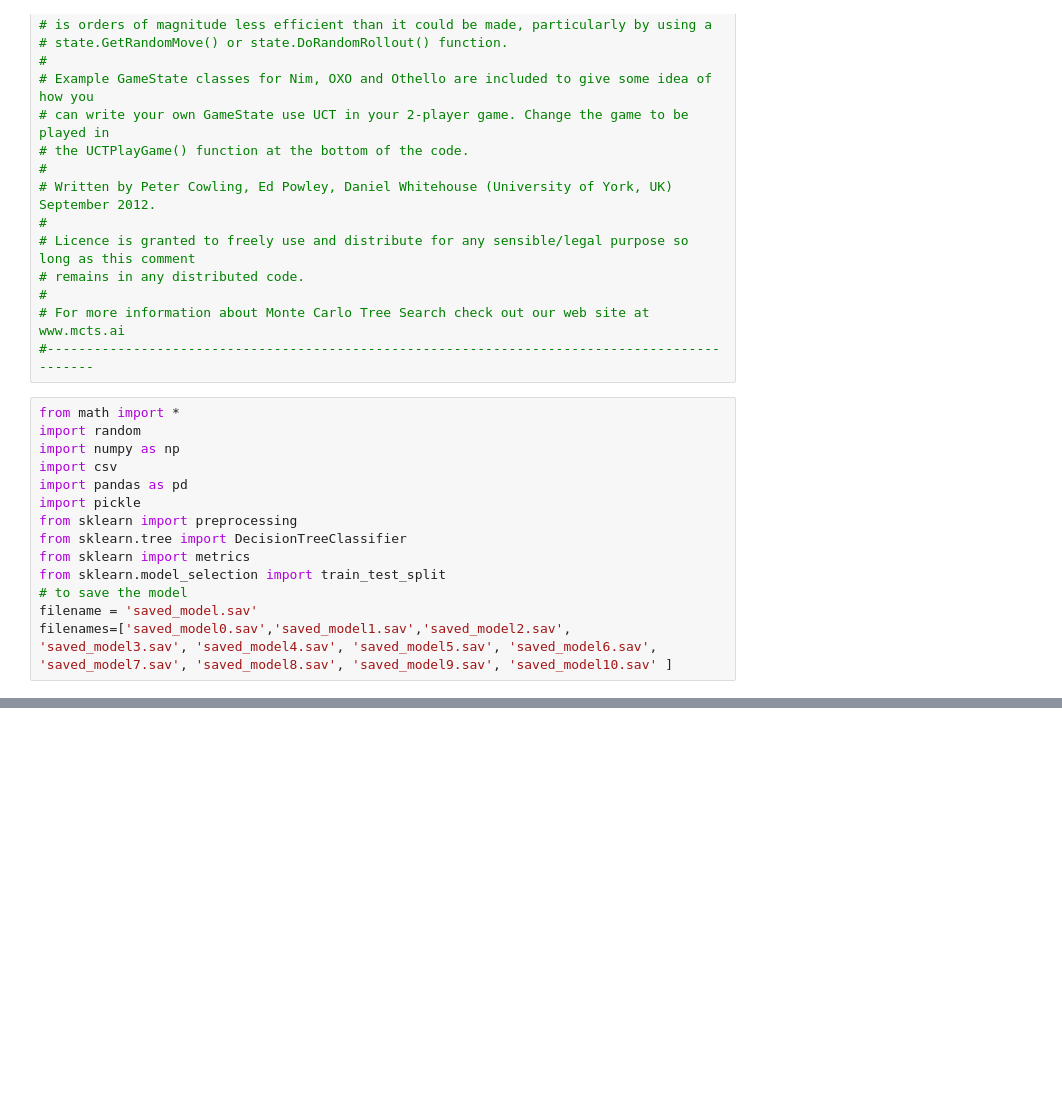
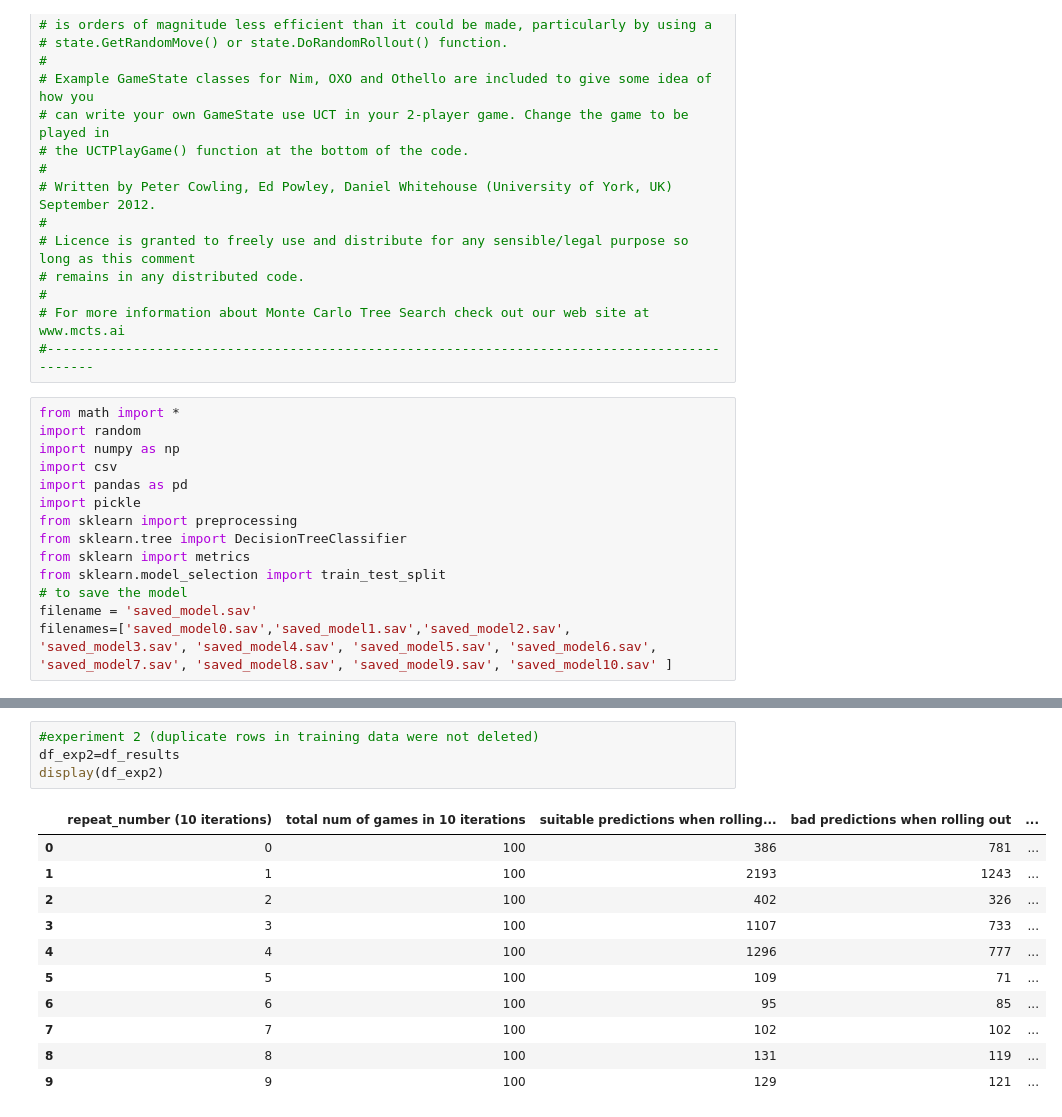
Before and after one commit to oxanaRC/CE888, a Jupyter notebook: Project3/my_project_code.ipynb, the cells around one changed output, grey strips where cells are left out. Cells and saved outputs as stored; diff of their text form; blank space fills up the shorter version.

```diff
--- a/Project3/my_project_code.ipynb
+++ b/Project3/my_project_code.ipynb
@@ -505,0 +542,16 @@ play game number 9: player 1 is using model saved_model9.sav; player 2 is the la
+# %%
+#experiment 2 (duplicate rows in training data were not deleted)
+df_exp2=df_results
+display(df_exp2)
+# %% [output]
+|  | repeat_number (10 iterations) | total num of games in 10 iterations | suitable predictions when rolling... | bad predictions when rolling out | ... |
+| 0 | 0 | 100 | 386 | 781 | ... |
+| 1 | 1 | 100 | 2193 | 1243 | ... |
+| 2 | 2 | 100 | 402 | 326 | ... |
+| 3 | 3 | 100 | 1107 | 733 | ... |
+| 4 | 4 | 100 | 1296 | 777 | ... |
+| 5 | 5 | 100 | 109 | 71 | ... |
+| 6 | 6 | 100 | 95 | 85 | ... |
+| 7 | 7 | 100 | 102 | 102 | ... |
+| 8 | 8 | 100 | 131 | 119 | ... |
+| 9 | 9 | 100 | 129 | 121 | ... |
```
Also changed, not shown: parts of 9 cells of this notebook.
